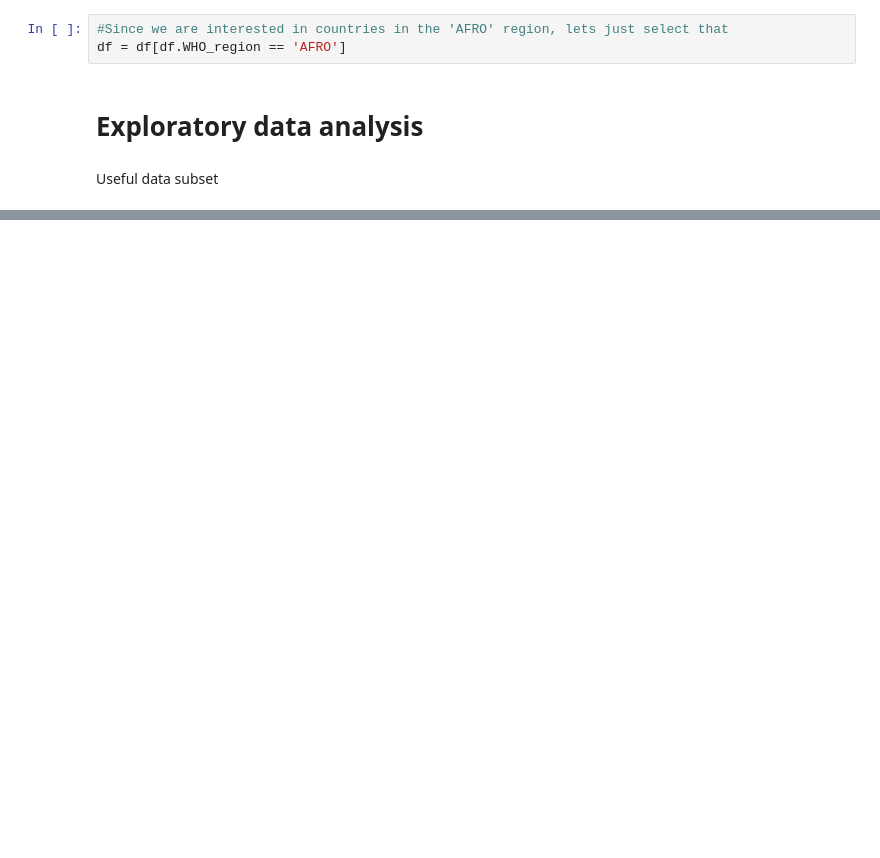
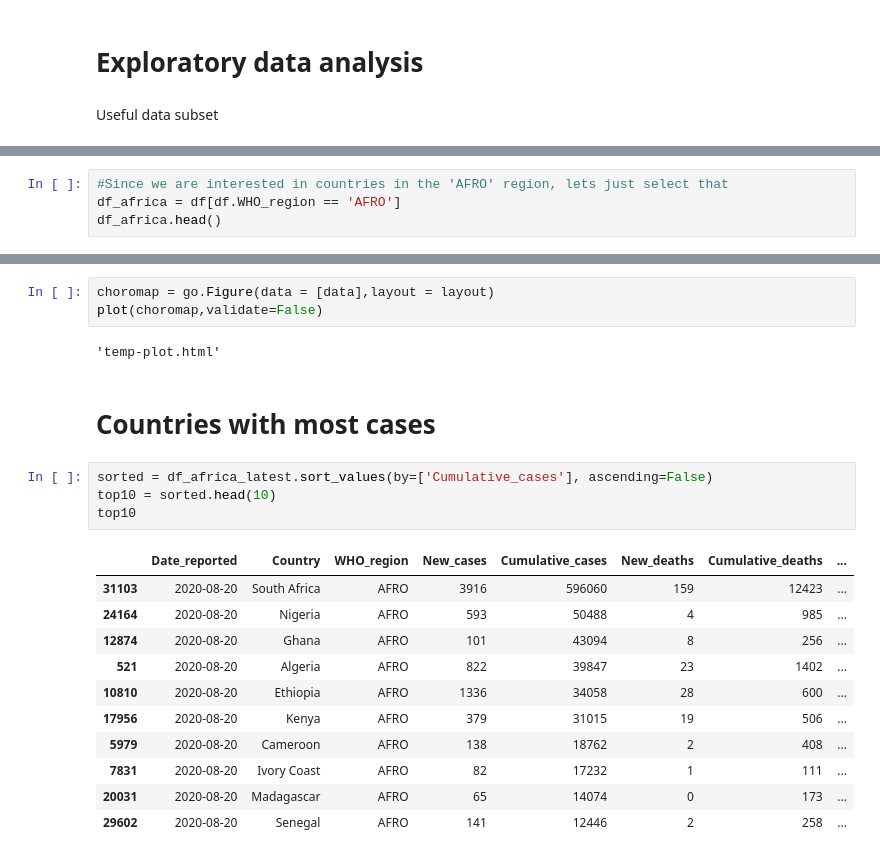
Before and after one commit to ngaruko/covid-africa, a Jupyter notebook: covid.ipynb, the cells around one changed output, grey strips where cells are left out. Drawn from its saved outputs; the diff is of its cells as text; blank space fills up the shorter version.

```diff
--- a/covid.ipynb
+++ b/covid.ipynb
@@ -67,6 +93,3 @@ Useful data subset
-# %%
-#Since we are interested in countries in the 'AFRO' region, lets just select that
-df = df[df.WHO_region == 'AFRO']
 # %% [markdown]
 # Exploratory data analysis
 # %% [markdown]
@@ -77,0 +97,4 @@ df.describe().transpose()
+# %%
+#Since we are interested in countries in the 'AFRO' region, lets just select that
+df_africa = df[df.WHO_region == 'AFRO']
+df_africa.head()
@@ -77,0 +207,23 @@ df.describe().transpose()
+# %%
+choromap = go.Figure(data = [data],layout = layout)
+plot(choromap,validate=False)
+# %% [output]
+'temp-plot.html'
+# %% [markdown]
+# Countries with most cases
+# %%
+sorted = df_africa_latest.sort_values(by=['Cumulative_cases'], ascending=False)
+top10 = sorted.head(10)
+top10
+# %% [output]
+|  | Date_reported | Country | WHO_region | New_cases | Cumulative_cases | New_deaths | Cumulative_deaths | ... |
+| 31103 | 2020-08-20 | South Africa | AFRO | 3916 | 596060 | 159 | 12423 | ... |
+| 24164 | 2020-08-20 | Nigeria | AFRO | 593 | 50488 | 4 | 985 | ... |
+| 12874 | 2020-08-20 | Ghana | AFRO | 101 | 43094 | 8 | 256 | ... |
+| 521 | 2020-08-20 | Algeria | AFRO | 822 | 39847 | 23 | 1402 | ... |
+| 10810 | 2020-08-20 | Ethiopia | AFRO | 1336 | 34058 | 28 | 600 | ... |
+| 17956 | 2020-08-20 | Kenya | AFRO | 379 | 31015 | 19 | 506 | ... |
+| 5979 | 2020-08-20 | Cameroon | AFRO | 138 | 18762 | 2 | 408 | ... |
+| 7831 | 2020-08-20 | Ivory Coast | AFRO | 82 | 17232 | 1 | 111 | ... |
+| 20031 | 2020-08-20 | Madagascar | AFRO | 65 | 14074 | 0 | 173 | ... |
+| 29602 | 2020-08-20 | Senegal | AFRO | 141 | 12446 | 2 | 258 | ... |
```
Also changed, not shown: parts of 35 cells of this notebook.
